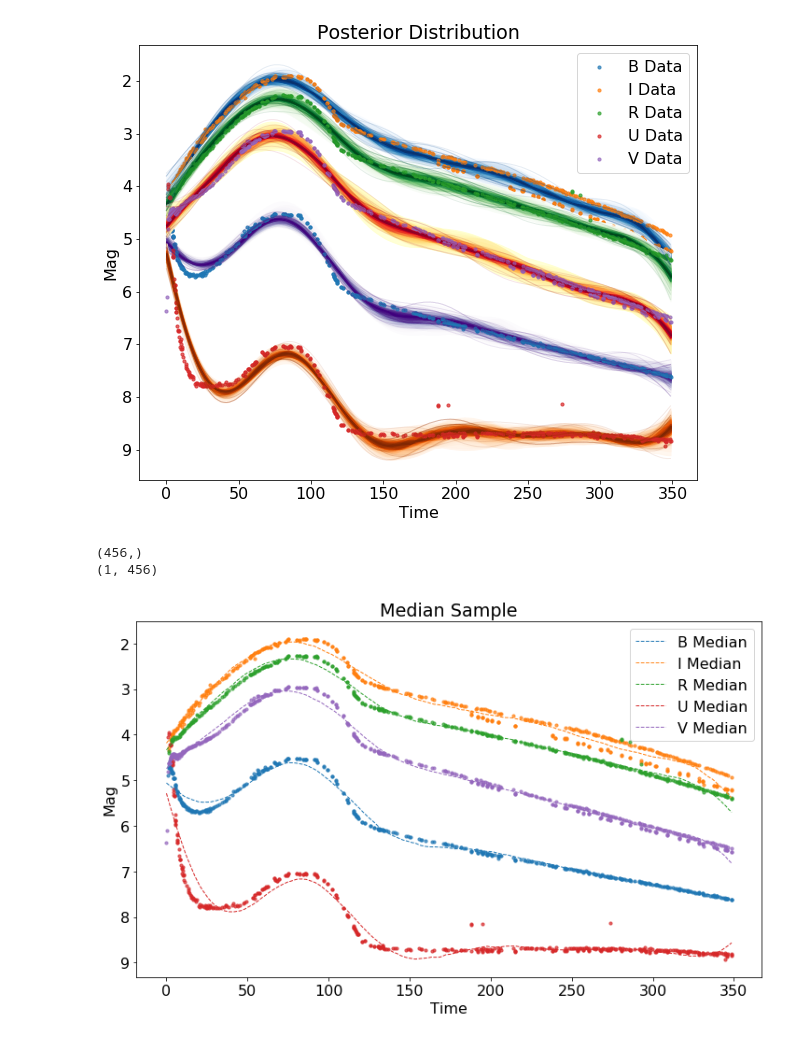
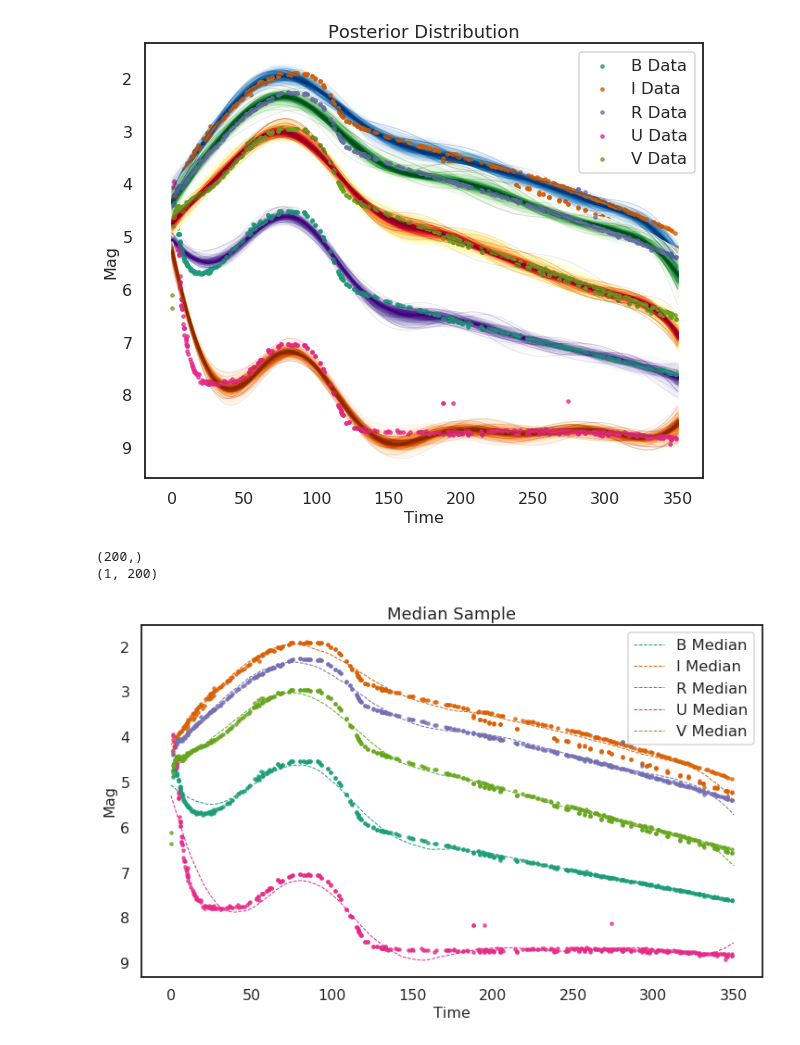
Before and after one commit to archipleym/melalexcharmicyrus_final, a Jupyter notebook: charmi_patel.ipynb, the cells around one changed output. Drawn from its saved outputs; the diff is of its cells as text; code cells hidden in the pictures.

```diff
--- a/charmi_patel.ipynb
+++ b/charmi_patel.ipynb
@@ -7,13 +7,10 @@ from george import kernels
 from astropy.table import Table
 from george.modeling import Model
 import pymc3 as pm
-
-import matplotlib as mpl
-mpl.rcParams['axes.labelsize'] = 16
-mpl.rcParams['xtick.labelsize'] = 16
-mpl.rcParams['ytick.labelsize'] = 16
-mpl.rcParams['font.size'] = 16
-mpl.rcParams['font.family'] = 'Cambria'
+import seaborn as sns
+sns.set_context("talk")
+sns.set_style("white")
+sns.set_palette("Dark2")
 # %%
 tab = Table.read('Data/SN1987A_photometry.csv',format='ascii')
 band = tab['band']
@@ -217,6 +215,7 @@ for i in band_name:
 fig = plt.figure(figsize=(10,8))
 ax = fig.gca()
 color = ['Purples', 'Blues', 'Greens', 'Oranges', 'YlOrRd']
+X_new = np.linspace(0, 350,200)[:,None]
 
 for x in range(len(band_name)):
     i = band_name[x]
@@ -239,8 +238,6 @@ for x in range(len(band_name)):
         y_ = gp.marginal_likelihood("y", X=d[i+'_X'], y=d[i+'_mmag'], noise=sigma)
         MAP =  pm.find_MAP()
 
-    X_new = np.linspace(0, np.max(d[i+'_X']),len(d[i+'_X']))[:,None]
-
     with marginal_gp_model:
         d[i+'_fpred'] = gp.conditional(i+'_fpred', X_new)
 
@@ -256,29 +253,28 @@ plt.ylabel("Mag")
 plt.legend(loc='best')
 plt.gca().invert_yaxis()
 # %% [output]
-[figure, old version]
+[figure, new version]
 # %%
 median = np.median(d['V_pred_samples']['V_fpred'], axis=0)
 print(np.shape(median))
 print(np.shape(X_new.T))
 # %% [output]
-(456,)
-(1, 456)
+(200,)
+(1, 200)
 # %%
 fig = plt.figure(figsize=(12,7))
 ax = fig.gca()
-
+X_new = np.linspace(0, 350,200)
 for x in range(len(band_name)):
     i = band_name[x]
-    X_new = np.linspace(0, np.max(d[i+'_X']),len(d[i+'_X']))
     d[i+"_med"] = np.median(d[i+'_pred_samples'][i+'_fpred'], axis=0)
     plt.plot(X_new, d[i+"_med"], ls = '--', linewidth= 1 ,label = i+" Median")
     plt.scatter(d[i+'_mtime'], d[i+'_mmag'] ,s =10,alpha = 0.7)
 
 plt.title('Median Sample')
 plt.xlabel("Time")
 plt.ylabel("Mag")
 plt.legend(loc='best')
 plt.gca().invert_yaxis()
 # %% [output]
-[figure, old version]
+[figure, new version]
```
Also changed, not shown: parts of 10 cells of this notebook.
